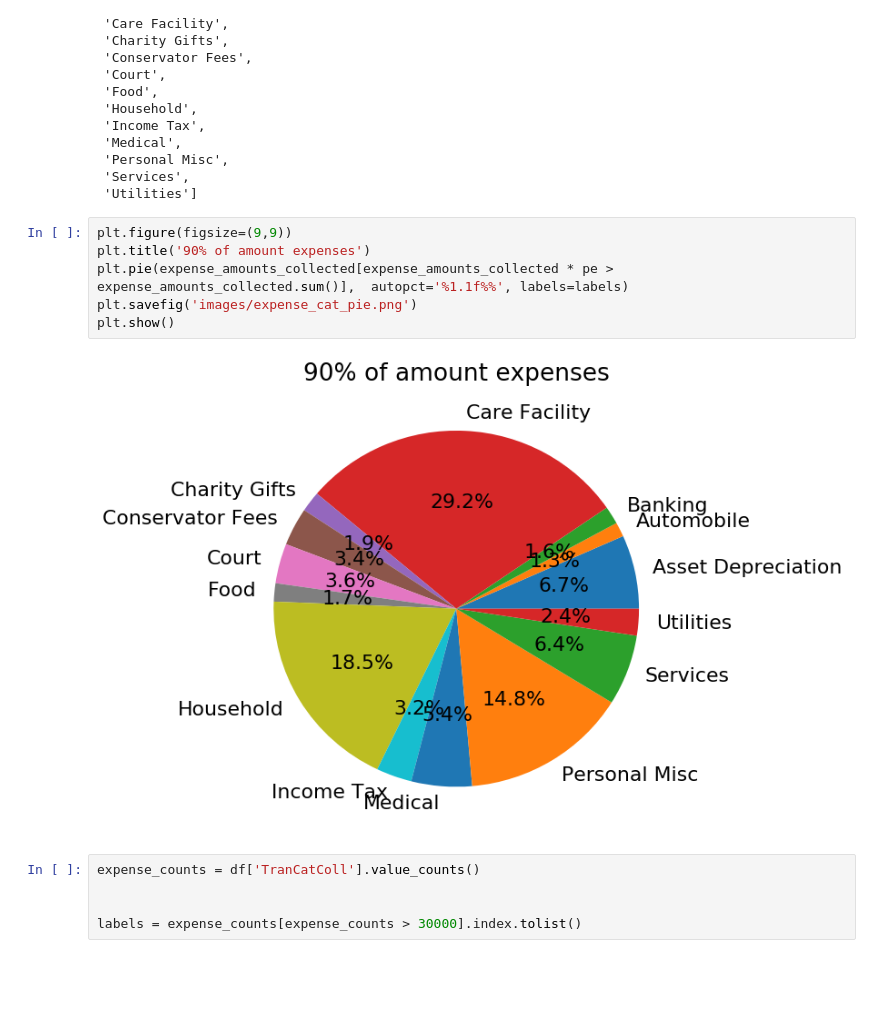
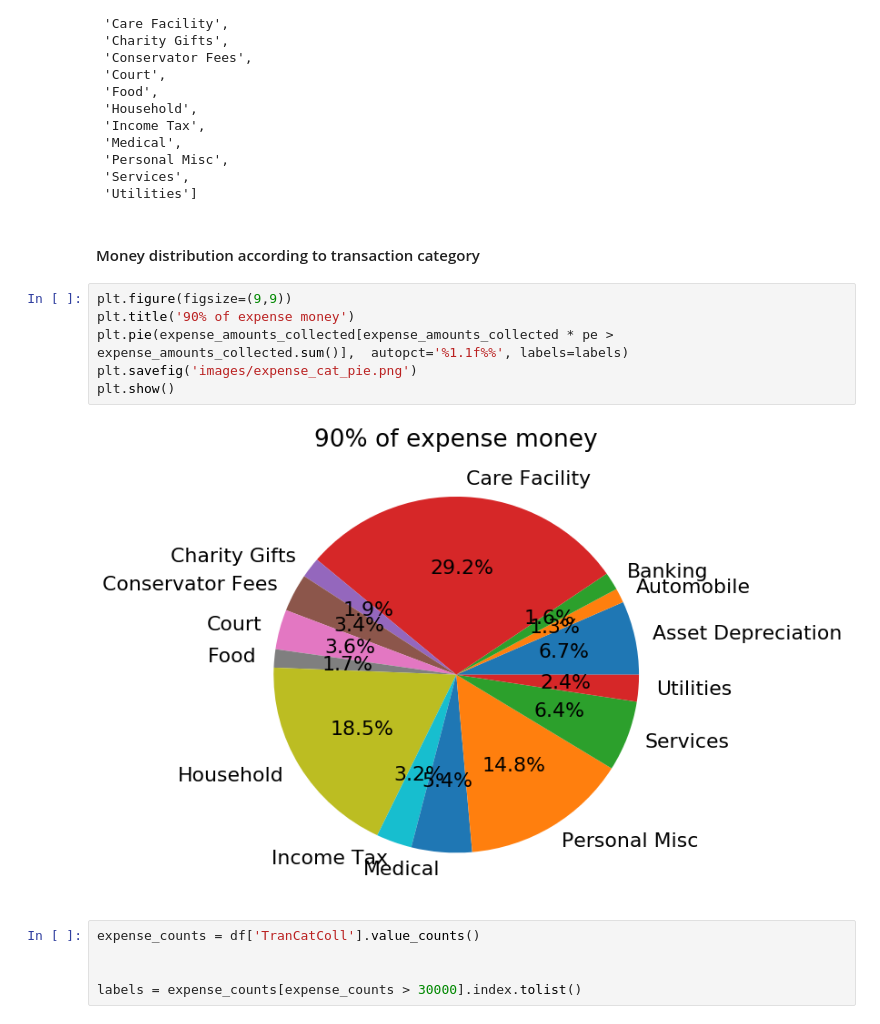
Before and after one commit to sanhitamj/elderly_fraud_detection, a Jupyter notebook: DataPipeline.ipynb, the cells around one changed output. Saved outputs shown, nothing was run; the diff lists cells and outputs as text; blank space fills up the shorter version.

```diff
--- a/DataPipeline.ipynb
+++ b/DataPipeline.ipynb
@@ -243,14 +262,16 @@ labels
  'Personal Misc',
  'Services',
  'Utilities']
+# %% [markdown]
+#### Money distribution according to transaction category
 # %%
 plt.figure(figsize=(9,9))
-plt.title('90% of amount expenses')
+plt.title('90% of expense money')
 plt.pie(expense_amounts_collected[expense_amounts_collected * pe > expense_amounts_collected.sum()],  autopct='%1.1f%%', labels=labels)
 plt.savefig('images/expense_cat_pie.png')
 plt.show()
 # %% [output]
-[figure, old version]
+[figure, new version]
 # %%
 expense_counts = df['TranCatColl'].value_counts()
 
```
Also changed, not shown: parts of 7 cells of this notebook.
